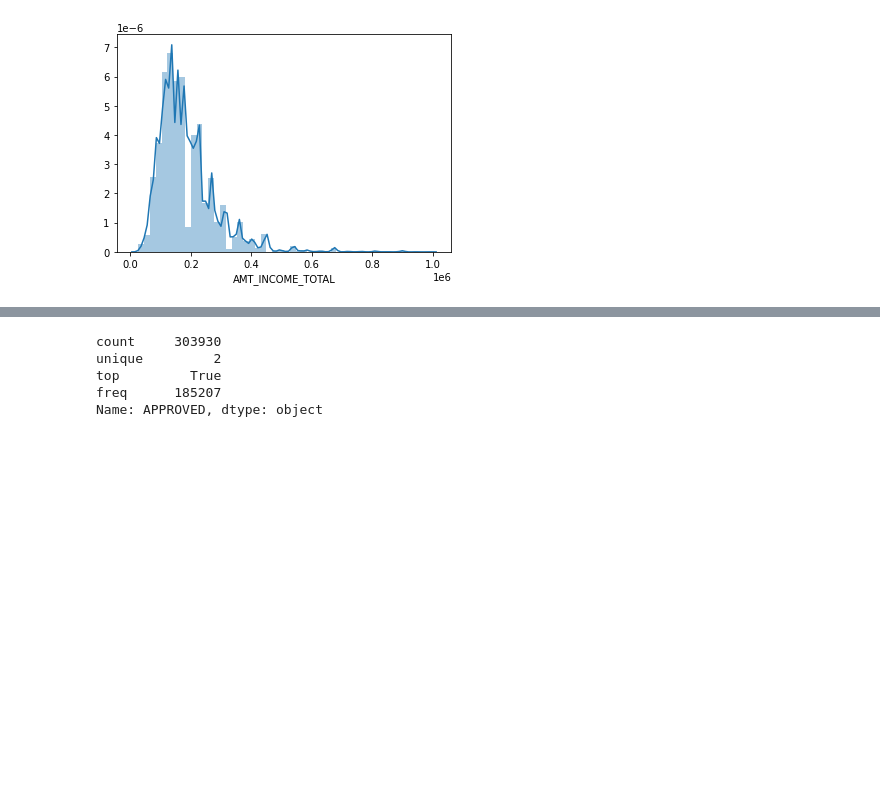
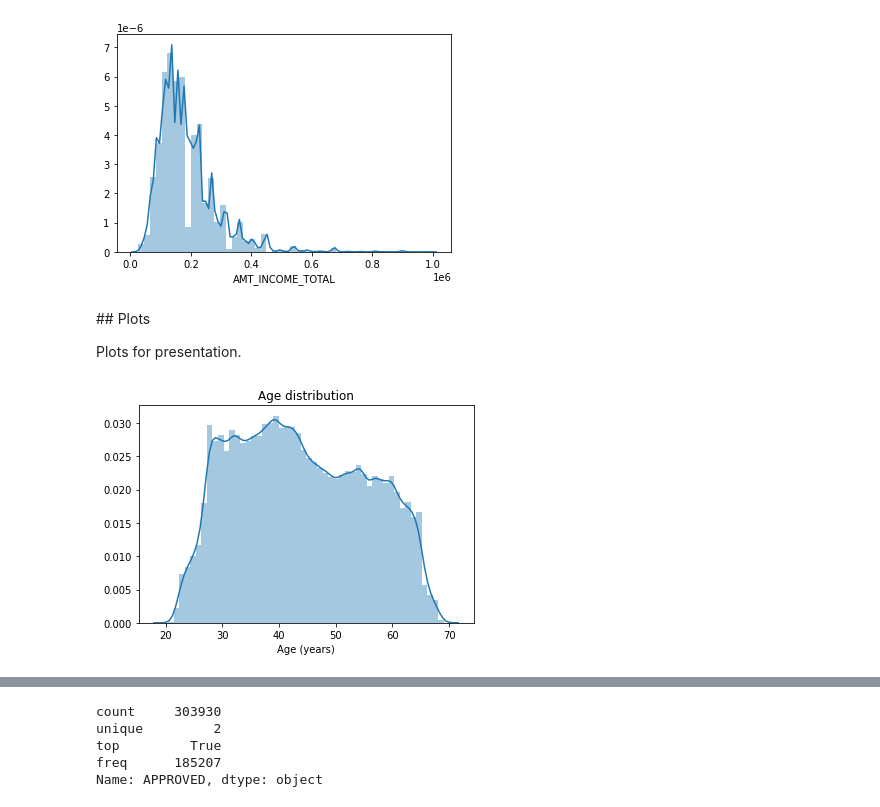
Before and after one commit to ruivieira/explainability-experiments, a Jupyter notebook: notebooks/loan.ipynb, the cells around one changed output, grey strips where cells are left out. Cells and saved outputs as stored; diff of their text form; code cells hidden in the pictures; blank space fills up the shorter version.

Commit message:
Add plots

```diff
--- a/notebooks/loan.ipynb
+++ b/notebooks/loan.ipynb
@@ -69,3 +69,16 @@ Name: AMT_INCOME_TOTAL, dtype: float64
 # %%
 df['AGE'] = -df['DAYS_BIRTH']/365.0
 df['DAYS_EMPLOYED'] = -df['DAYS_EMPLOYED']
+# %% [markdown]
+## Plots
+
+Plots for presentation.
+# %%
+import matplotlib.pyplot as plt
+
+ax = sns.distplot(df.AGE)
+ax.set(xlabel='Age (years)', title='Age distribution')
+figure = ax.get_figure()
+figure.savefig('age-distribution.png', dpi=400)
+# %% [output]
+[figure, added]
```
Also changed, not shown: parts of 2 cells of this notebook, 19 other files.
